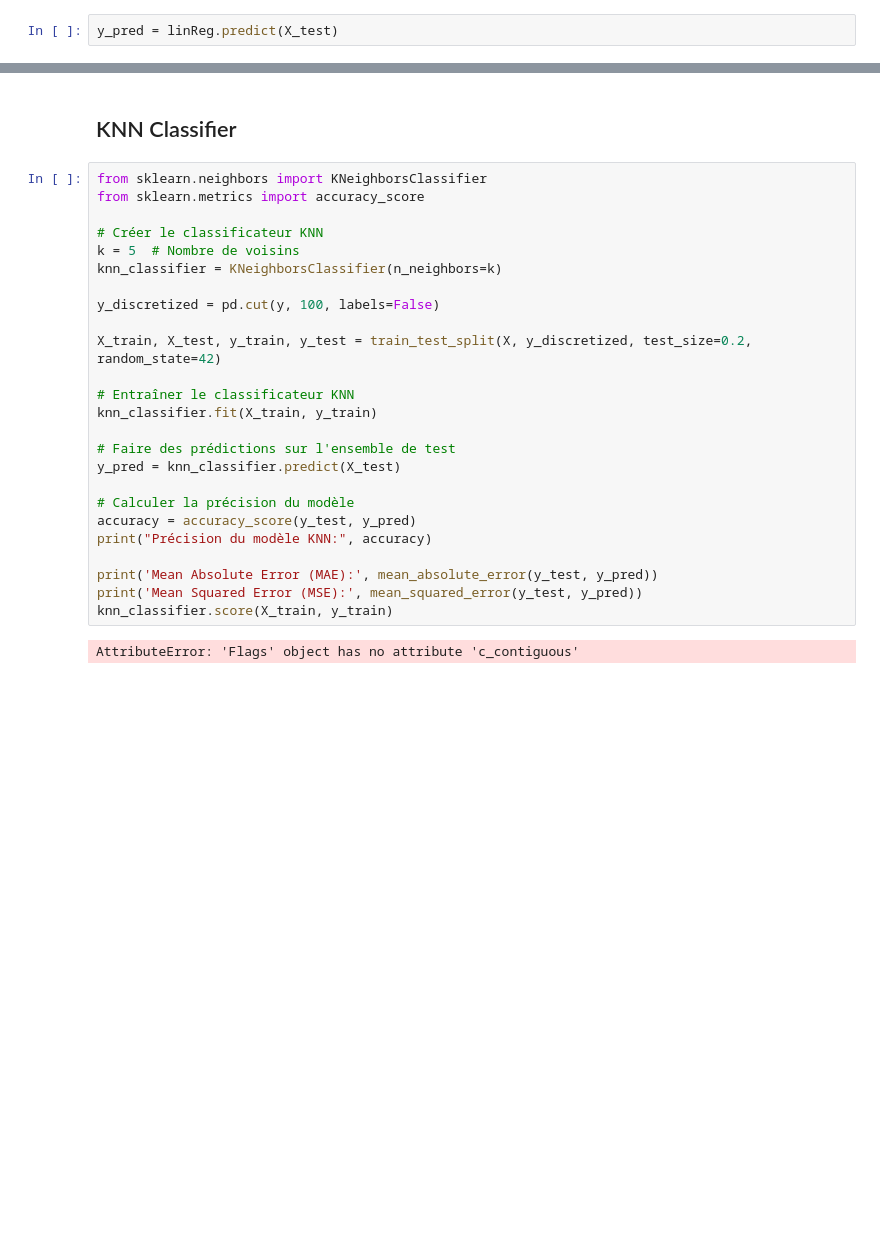
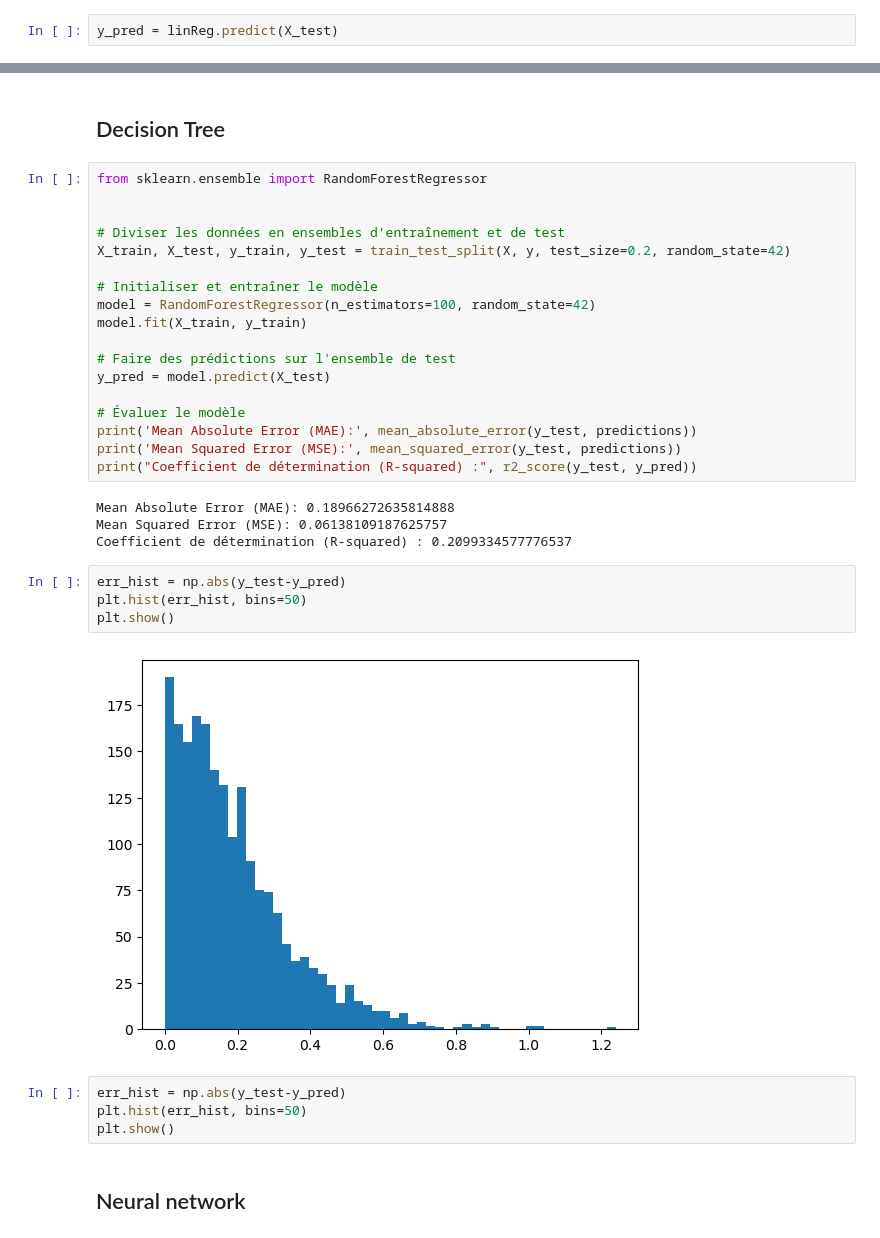
Before and after one commit to matrigz/Book-Rating-Prediction-Mode, a Jupyter notebook: projet.ipynb, the cells around one changed output, grey strips where cells are left out. Saved outputs shown, nothing was run; the diff lists cells and outputs as text; blank space fills up the shorter version.

```diff
--- a/projet.ipynb
+++ b/projet.ipynb
@@ -212,29 +210,36 @@ plt.show()
 # %% [markdown]
-## KNN Classifier
+## Decision Tree
-# %%
-from sklearn.neighbors import KNeighborsClassifier
-from sklearn.metrics import accuracy_score
-
-# Créer le classificateur KNN
-k = 5  # Nombre de voisins
-knn_classifier = KNeighborsClassifier(n_neighbors=k)
-
-y_discretized = pd.cut(y, 100, labels=False)
-
-X_train, X_test, y_train, y_test = train_test_split(X, y_discretized, test_size=0.2, random_state=42)
-
-# Entraîner le classificateur KNN
-knn_classifier.fit(X_train, y_train)
-
-# Faire des prédictions sur l'ensemble de test
-y_pred = knn_classifier.predict(X_test)
-
-# Calculer la précision du modèle
-accuracy = accuracy_score(y_test, y_pred)
-print("Précision du modèle KNN:", accuracy)
-
-print('Mean Absolute Error (MAE):', mean_absolute_error(y_test, y_pred))
-print('Mean Squared Error (MSE):', mean_squared_error(y_test, y_pred))
-knn_classifier.score(X_train, y_train)
-# %% [output]
-AttributeError: 'Flags' object has no attribute 'c_contiguous'
+# %%
+from sklearn.ensemble import RandomForestRegressor
+
+
+# Diviser les données en ensembles d'entraînement et de test
+X_train, X_test, y_train, y_test = train_test_split(X, y, test_size=0.2, random_state=42)
+
+# Initialiser et entraîner le modèle
+model = RandomForestRegressor(n_estimators=100, random_state=42)
+model.fit(X_train, y_train)
+
+# Faire des prédictions sur l'ensemble de test
+y_pred = model.predict(X_test)
+
+# Évaluer le modèle
+print('Mean Absolute Error (MAE):', mean_absolute_error(y_test, predictions))
+print('Mean Squared Error (MSE):', mean_squared_error(y_test, predictions))
+print("Coefficient de détermination (R-squared) :", r2_score(y_test, y_pred))
+# %% [output]
+Mean Absolute Error (MAE): 0.18966272635814888
+Mean Squared Error (MSE): 0.06138109187625757
+Coefficient de détermination (R-squared) : 0.2099334577776537
+# %%
+err_hist = np.abs(y_test-y_pred)
+plt.hist(err_hist, bins=50)
+plt.show()
+# %% [output]
+[figure, added]
+# %%
+err_hist = np.abs(y_test-y_pred)
+plt.hist(err_hist, bins=50)
+plt.show()
+# %% [markdown]
+## Neural network
```
Also changed, not shown: parts of 4 cells of this notebook.
